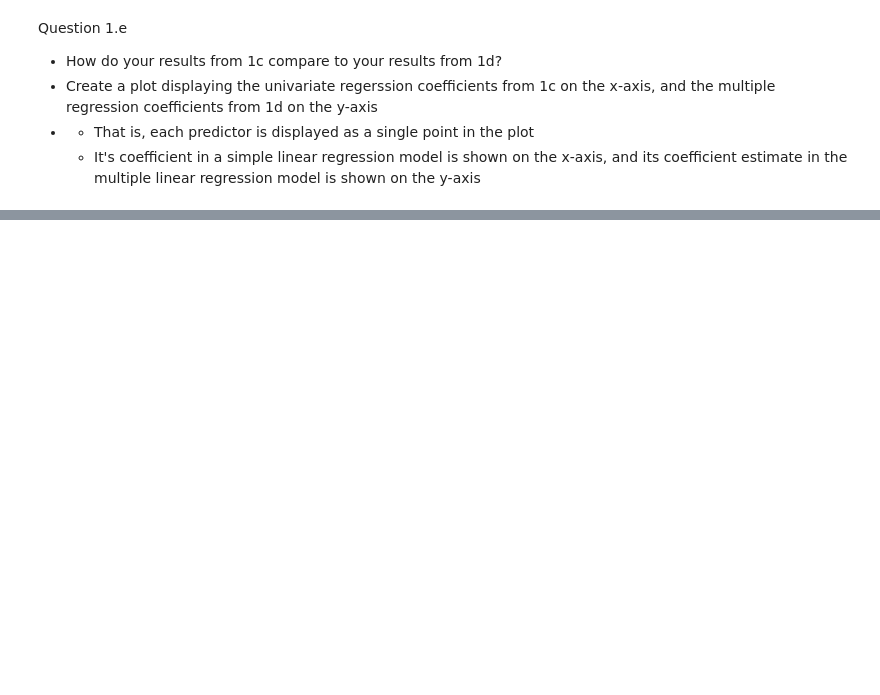
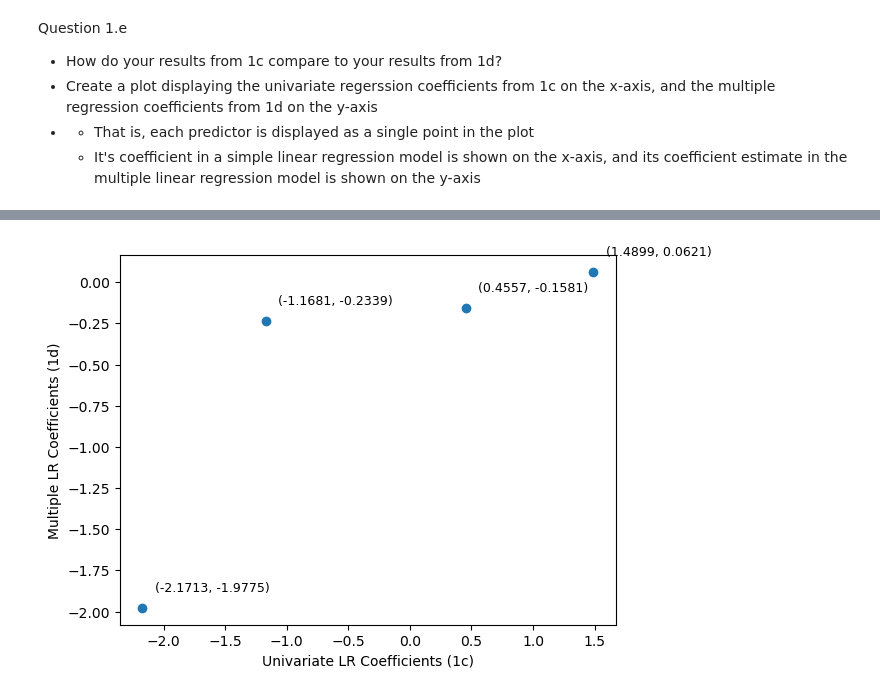
Before and after one commit to brynndafoe02/dsci552_summer2026, a Jupyter notebook: Dafoe_Brynn_HW2/notebook/Dafoe_Brynn_HW2.ipynb, the cells around one changed output, grey strips where cells are left out. Cells and saved outputs as stored; diff of their text form; code cells hidden in the pictures; blank space fills up the shorter version.

```diff
--- a/Dafoe_Brynn_HW2/notebook/Dafoe_Brynn_HW2.ipynb
+++ b/Dafoe_Brynn_HW2/notebook/Dafoe_Brynn_HW2.ipynb
@@ -256,0 +281,19 @@ Question 1.e
+# %%
+# predictors = ["AT", "V", "AP", "RH"]
+# 1c -> x-axis
+uni_coefs = [-2.1713199585177843, -1.1681351265557012, 1.4898716733991102, 0.455650102262982]
+# 1d -> y-axis
+multi_coefs = [-1.9775131066353853, -0.23391642258249962, 0.06208294378085607, -0.15805410291641317]
+
+# plt.scatter(x coordinates, y coordinates)
+plt.scatter(uni_coefs, multi_coefs)
+
+for the_x, the_y in zip(uni_coefs, multi_coefs):
+    label = f"({round(the_x, 4)}, {round(the_y, 4)})"
+    plt.text(the_x + 0.1, the_y + 0.1, label, fontsize=9)
+
+plt.xlabel("Univariate LR Coefficients (1c)")
+plt.ylabel("Multiple LR Coefficients (1d)")
+plt.show()
+# %% [output]
+[figure, added]
```
Also changed, not shown: parts of 2 cells of this notebook.
